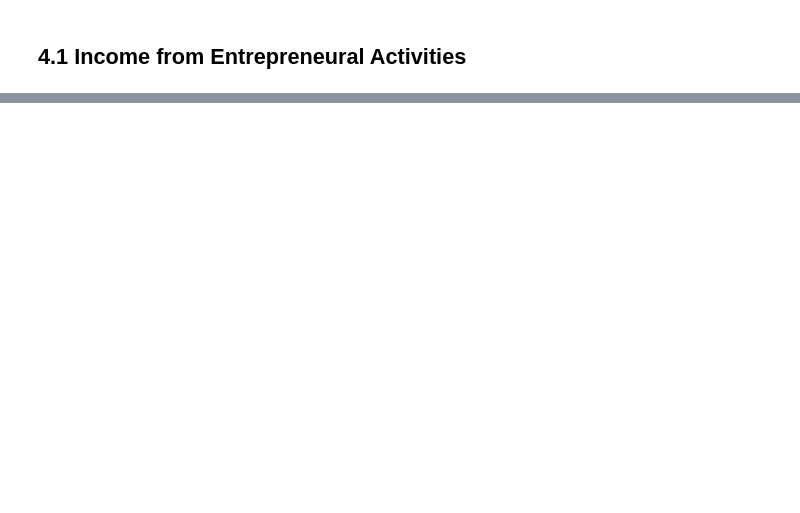
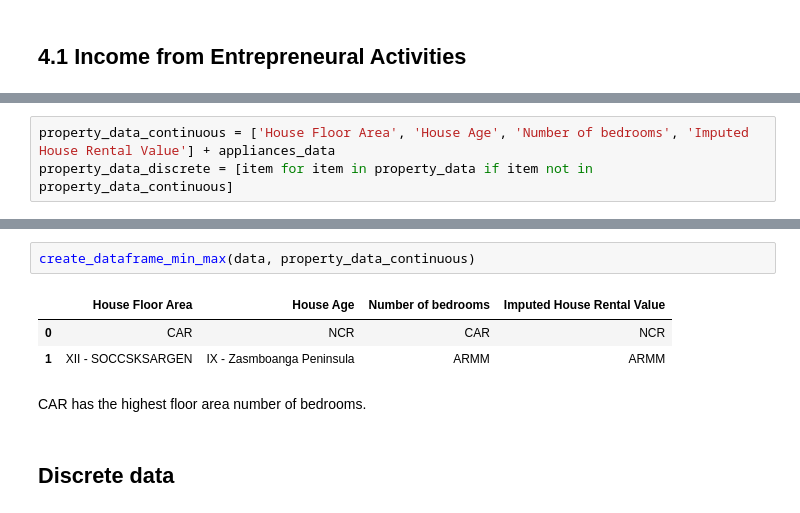
Before and after one commit to kiaraesguerra/filipino-income-expenditures, a Jupyter notebook: 01 EDA - Regional Average.ipynb, the cells around one changed output, grey strips where cells are left out. Saved outputs shown, nothing was run; the diff lists cells and outputs as text; blank space fills up the shorter version.

```diff
--- a/01 EDA - Regional Average.ipynb
+++ b/01 EDA - Regional Average.ipynb
@@ -106,0 +168,3 @@ plt.show()
+# %%
+property_data_continuous = ['House Floor Area', 'House Age', 'Number of bedrooms', 'Imputed House Rental Value'] + appliances_data
+property_data_discrete = [item for item in property_data if item not in property_data_continuous]
@@ -106,0 +178,10 @@ plt.show()
+# %%
+create_dataframe_min_max(data, property_data_continuous)
+# %% [output]
+|  | House Floor Area | House Age | Number of bedrooms | Imputed House Rental Value |
+| 0 | CAR | NCR | CAR | NCR |
+| 1 | XII - SOCCSKSARGEN | IX - Zasmboanga Peninsula | ARMM | ARMM |
+# %% [markdown]
+CAR has the highest floor area number of bedrooms.
+# %% [markdown]
+## Discrete data
```
Also changed, not shown: parts of 24 cells of this notebook.
